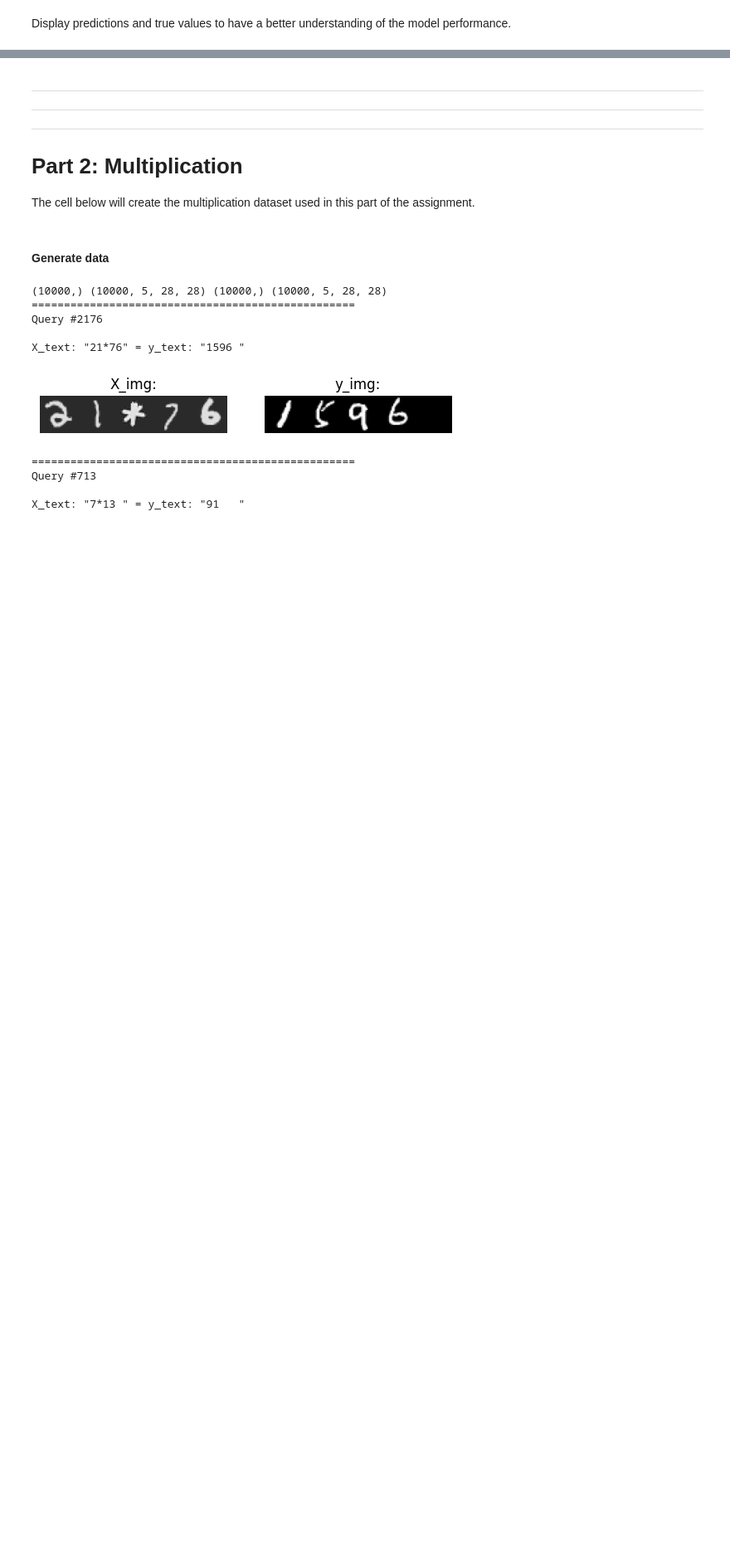
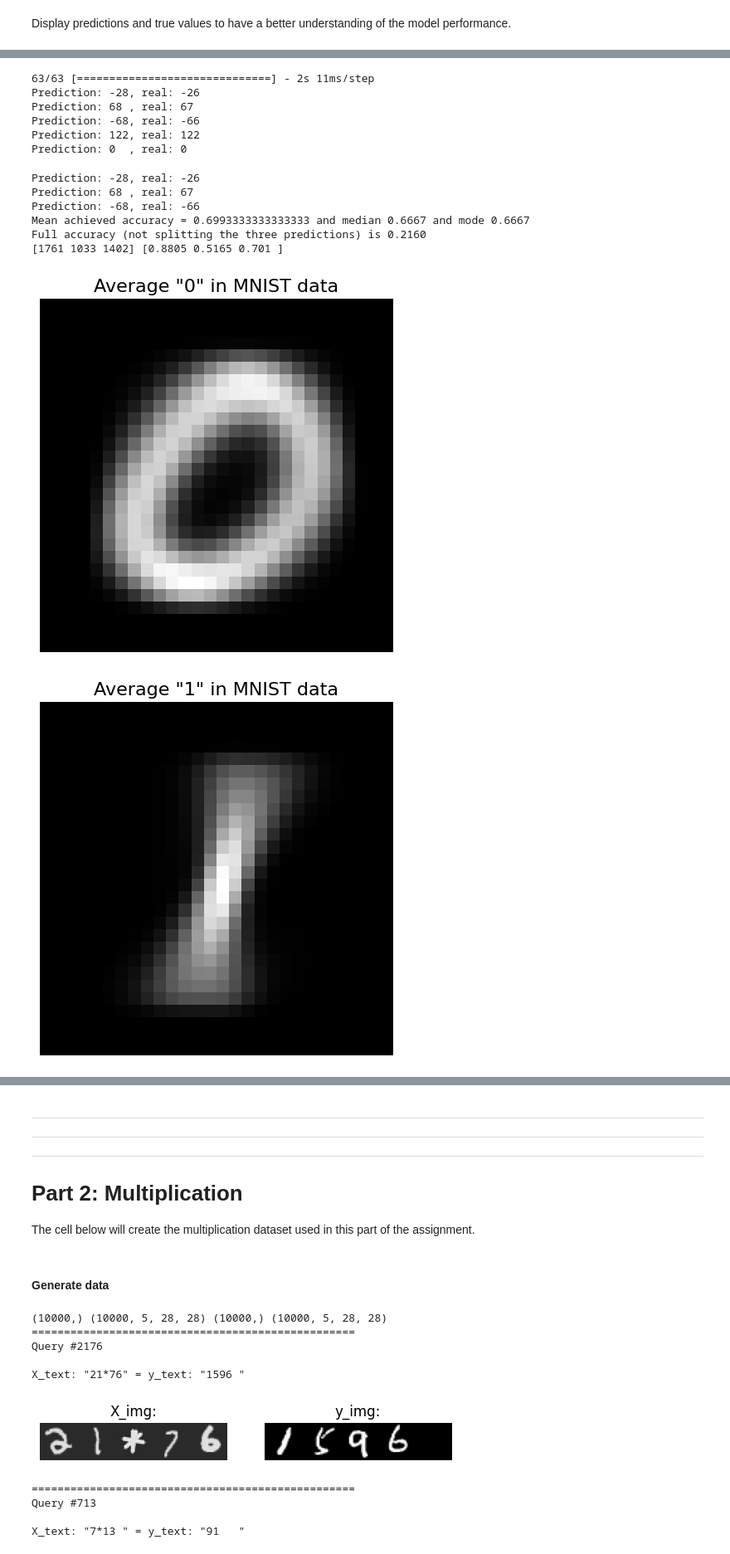
Before and after one commit to Spijkerberg/IDL-A2, a Jupyter notebook: individual_solns/A2_group_45.ipynb, the cells around one changed output, grey strips where cells are left out. Shown at 83% size. Saved outputs shown, nothing was run; the diff lists cells and outputs as text; code cells hidden in the pictures; blank space fills up the shorter version.

```diff
--- a/individual_solns/A2_group_45.ipynb
+++ b/individual_solns/A2_group_45.ipynb
@@ -1385,0 +1431,58 @@ for i in np.random.randint(0,2000,5):
+# %%
+pred_onehot = mod.predict(pred)
+for i in range(5):
+    pred_text = decode_labels(pred_onehot[i])
+    real_text = decode_labels(y_test_onehot[i])
+    print(f"Prediction: {pred_text}, real: {real_text}")
+# %% [output]
+63/63 [==============================] - 2s 11ms/step
+Prediction: -28, real: -26
+Prediction: 68 , real: 67
+Prediction: -68, real: -66
+Prediction: 122, real: 122
+Prediction: 0  , real: 0
+# %%
+from scipy.stats import mode
+
+accs = []
+individual_cases = np.array([0,0,0])
+for i in range(len(pred_onehot)):
+    pred_text = decode_labels(pred_onehot[i])
+    real_text = decode_labels(y_test_onehot[i])
+    if i < 3:
+        print(f"Prediction: {pred_text}, real: {real_text}")
+    acc = 0.
+    for char in range(3):
+        if pred_text[char] == real_text[char]:
+            acc += 1.
+            individual_cases[char] += 1
+    acc /= 3
+    accs.append(acc)
+
+full_acc = np.sum(np.array([decode_labels(x) for x in pred_onehot]) == np.array([decode_labels(y) for y in y_test_onehot]))/pred.shape[0]
+    # print(f"Naive accuracy of {acc:.3f}")
+
+print(f"Mean achieved accuracy = {np.mean(accs)} and median {np.median(accs):.4f} and mode {mode(accs)[0]:.4f}")
+print(f"Full accuracy (not splitting the three predictions) is {full_acc:.4f}")
+print(individual_cases, individual_cases/pred.shape[0])
+    # print([decode_labels(yeet) for yeet in pred_onehot])
+# %% [output]
+Prediction: -28, real: -26
+Prediction: 68 , real: 67
+Prediction: -68, real: -66
+Mean achieved accuracy = 0.6993333333333333 and median 0.6667 and mode 0.6667
+Full accuracy (not splitting the three predictions) is 0.2160
+[1761 1033 1402] [0.8805 0.5165 0.701 ]
+# %%
+for i in range(10):
+    mask = (MNIST_labels == i)
+    ones = MNIST_data[mask]
+    average_one = np.mean(ones,axis=0)
+    plt.imshow(average_one,cmap='gray')
+    plt.axis('off')
+    plt.title(f"Average \"{i}\" in MNIST data",fontsize=16)
+    plt.tight_layout()
+    plt.show()
+# %% [output]
+[figure, added]
+[figure, added]
```
Also changed, not shown: parts of 8 cells of this notebook.
